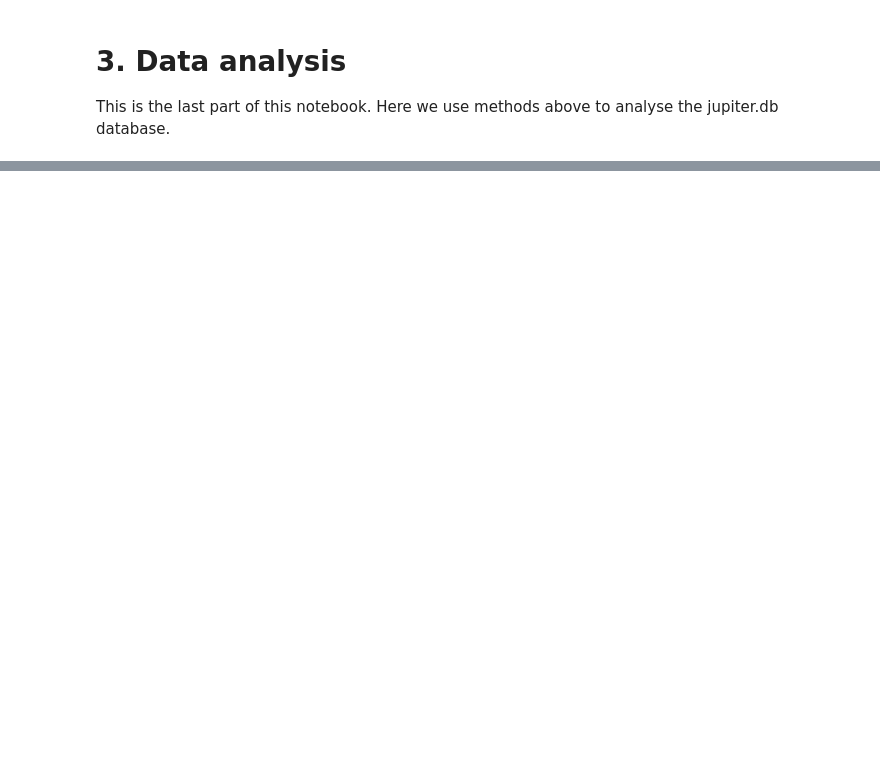
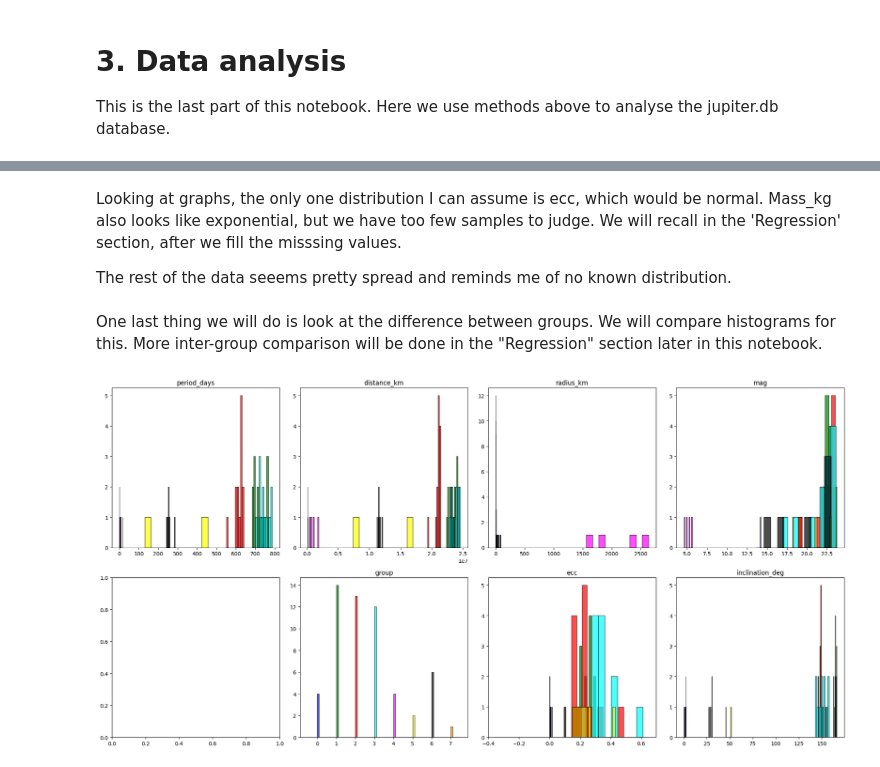
Before and after one commit to lt22412/jupiters_moons_project, a Jupyter notebook: jupiter_analysis.ipynb, the cells around one changed output, grey strips where cells are left out. Cells and saved outputs as stored; diff of their text form; code cells hidden in the pictures; blank space fills up the shorter version.

```diff
--- a/jupiter_analysis.ipynb
+++ b/jupiter_analysis.ipynb
@@ -279,0 +440,10 @@ moons 'group_dictionary' attribute after conversion to numbers:
+# %% [markdown]
+Looking at graphs, the only one distribution I can assume is ecc, which would be normal. Mass_kg also looks like exponential, but we have too few samples to judge. We will recall in the 'Regression' section, after we fill the misssing values.
+
+The rest of the data seeems pretty spread and reminds me of no known distribution.
+# %% [markdown]
+One last thing we will do is look at the difference between groups. We will compare histograms for this. More inter-group comparison will be done in the "Regression" section later in this notebook.
+# %%
+moons.feature_histograms_by_groups()
+# %% [output]
+[figure, added]
```
Also changed, not shown: parts of 43 cells of this notebook, 1 other file.
